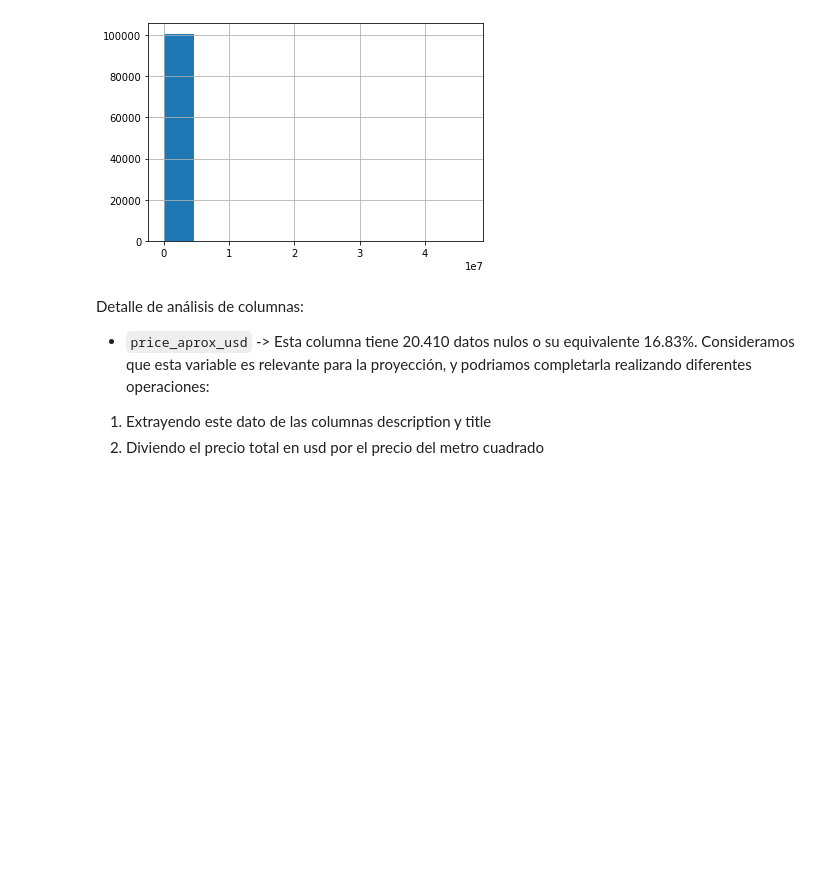
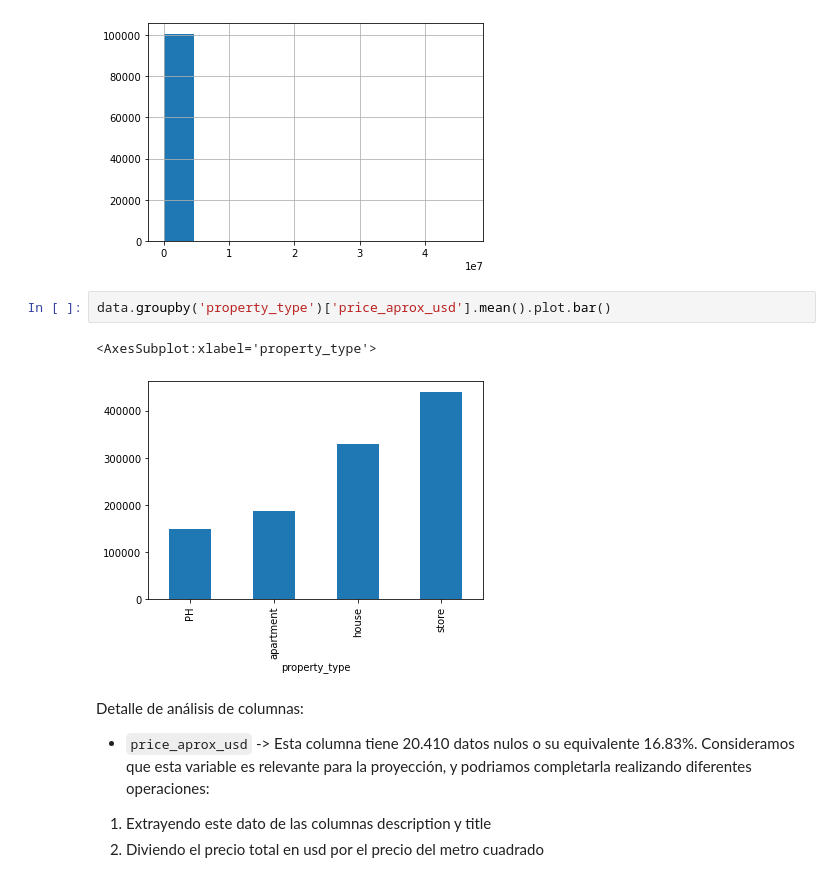
Before and after one commit to carpe-diem/DH-TP1-clear-data-properati, a Jupyter notebook: src/Gloria.ipynb, the cells around one changed output. Saved outputs shown, nothing was run; the diff lists cells and outputs as text; blank space fills up the shorter version.

```diff
--- a/src/Gloria.ipynb
+++ b/src/Gloria.ipynb
@@ -201,6 +195,11 @@ Contamos cantidad de registros unicos:
 [10364 rows x 2 columns]
 <AxesSubplot:>
 [figure]
+# %%
+data.groupby('property_type')['price_aprox_usd'].mean().plot.bar()
+# %% [output]
+<AxesSubplot:xlabel='property_type'>
+[figure, added]
 # %% [markdown]
 Detalle de análisis de columnas:
 * `price_aprox_usd` -> Esta columna tiene 20.410 datos nulos o su equivalente 16.83%. Consideramos que esta variable es relevante para la proyección, y podriamos completarla realizando diferentes operaciones:
```
Also changed, not shown: parts of 19 cells of this notebook, 7 other files.
